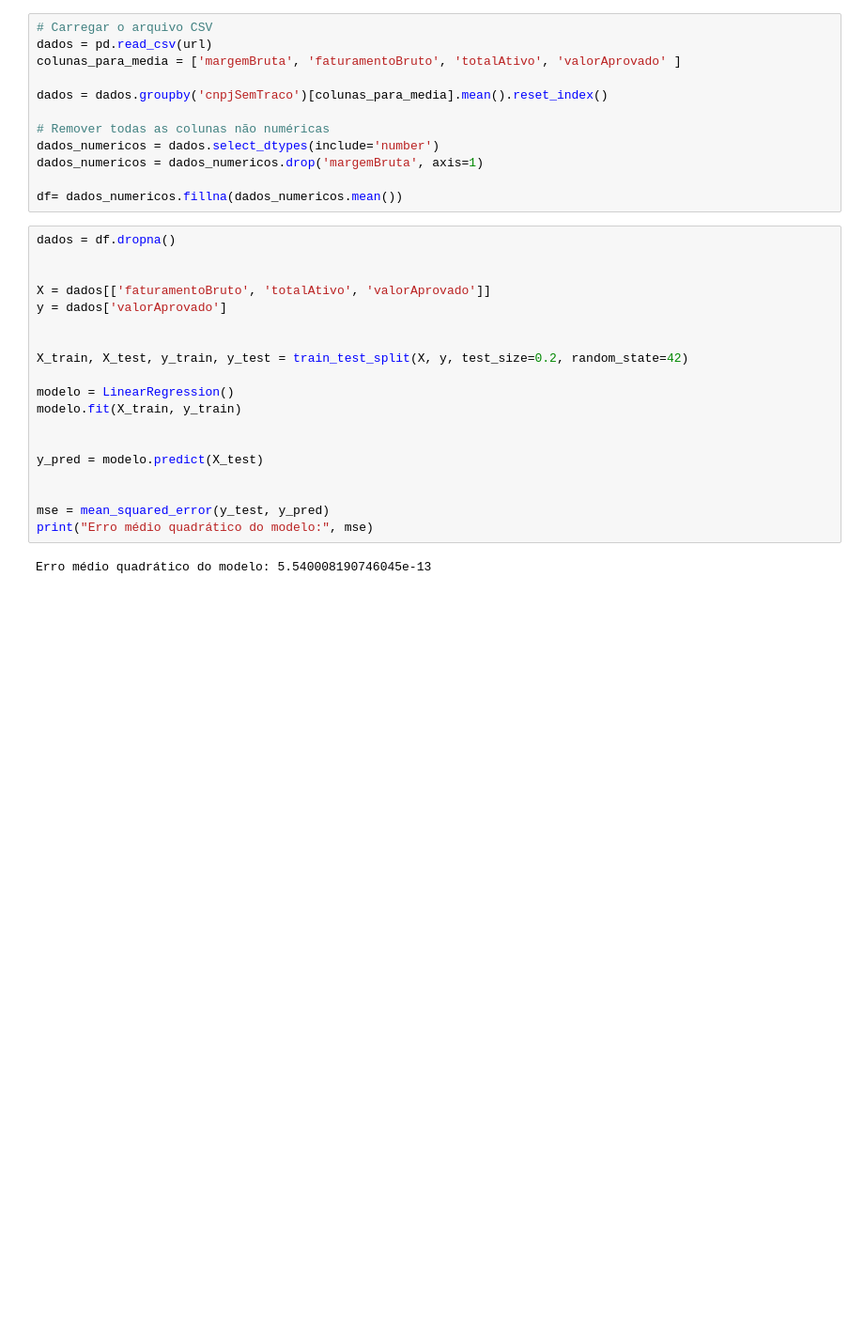
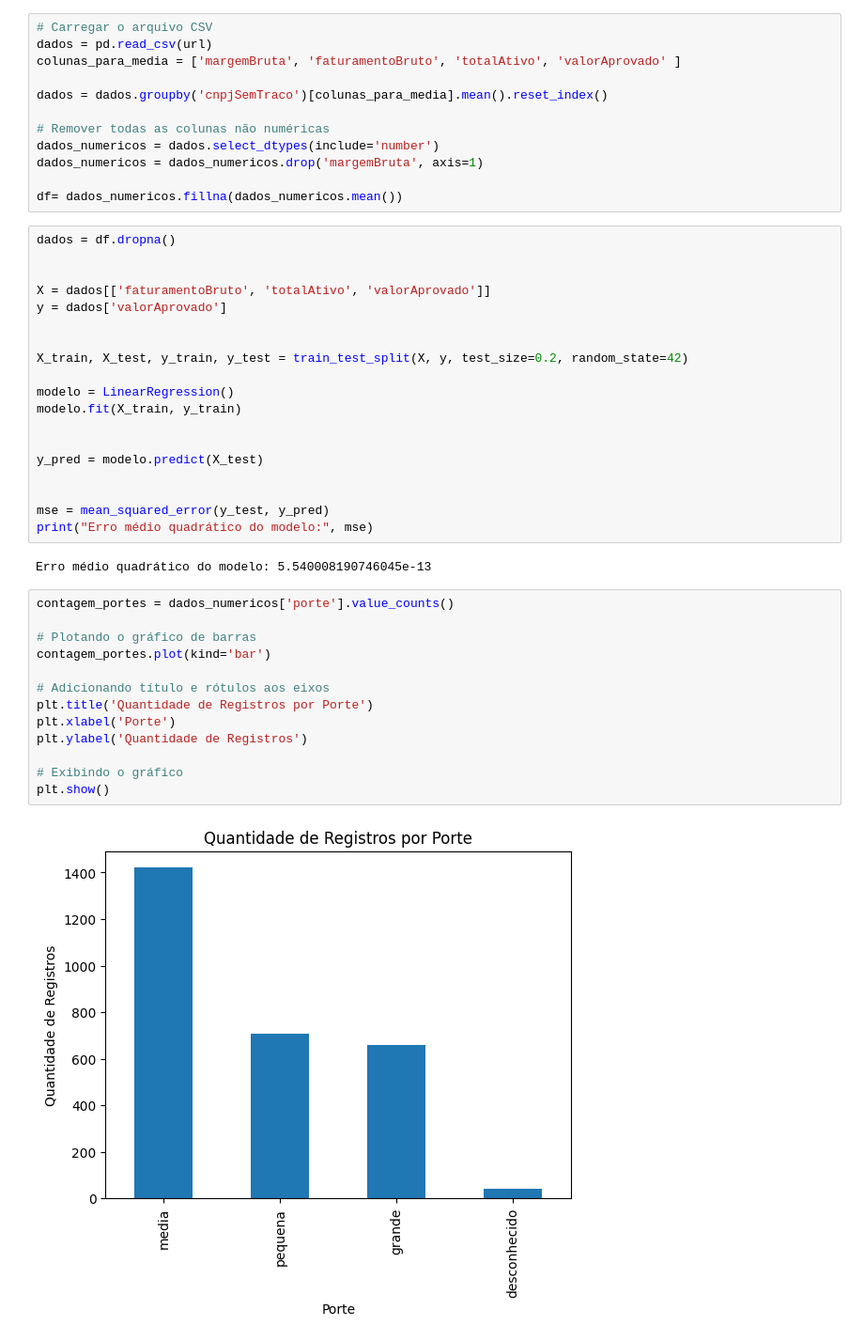
Before and after one commit to Attent1/CP2-IA, a Jupyter notebook: c_pia_de_aaaaa.ipynb, the cells around one changed output. Shown: that part at 94% size. Cells and saved outputs as stored; diff of their text form; blank space fills up the shorter version.

```diff
--- a/c_pia_de_aaaaa.ipynb
+++ b/c_pia_de_aaaaa.ipynb
@@ -143,3 +143,18 @@ mse = mean_squared_error(y_test, y_pred)
 print("Erro médio quadrático do modelo:", mse)
 # %% [output]
 Erro médio quadrático do modelo: 5.540008190746045e-13
+# %%
+contagem_portes = dados_numericos['porte'].value_counts()
+
+# Plotando o gráfico de barras
+contagem_portes.plot(kind='bar')
+
+# Adicionando título e rótulos aos eixos
+plt.title('Quantidade de Registros por Porte')
+plt.xlabel('Porte')
+plt.ylabel('Quantidade de Registros')
+
+# Exibindo o gráfico
+plt.show()
+# %% [output]
+[figure, added]
```
Also changed, not shown: parts of 5 cells of this notebook.
